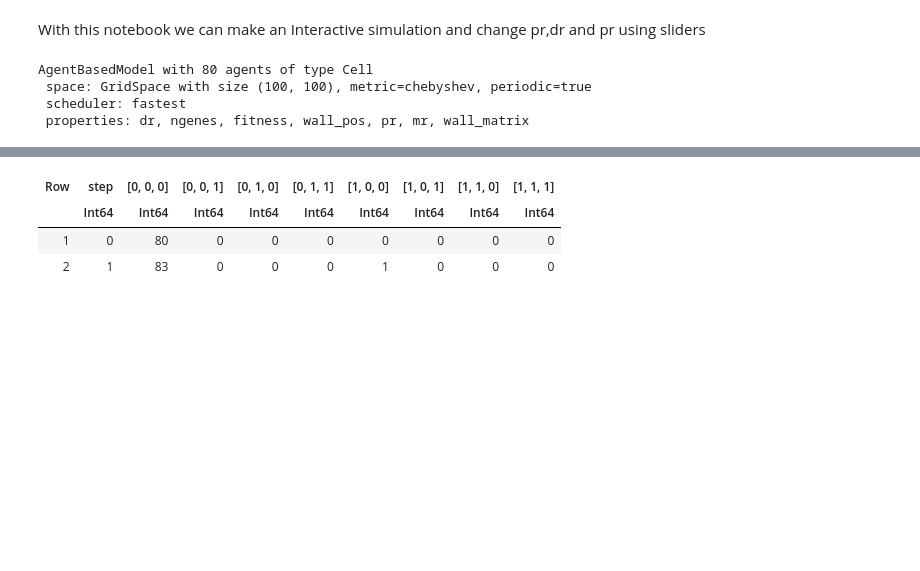
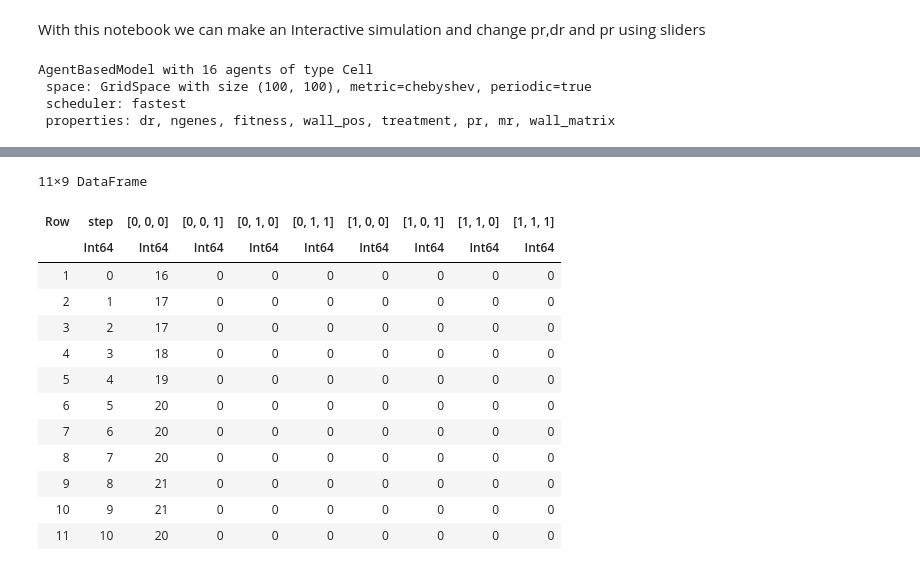
Before and after one commit to YM162/TumorSim, a Jupyter notebook: interactive.ipynb, the cells around one changed output, grey strips where cells are left out. Saved outputs shown, nothing was run; the diff lists cells and outputs as text; code cells hidden in the pictures; blank space fills up the shorter version.

```diff
--- a/interactive.ipynb
+++ b/interactive.ipynb
@@ -22,7 +22,7 @@ ngenes=3
 #                 110:AB  ->1.5
 #                 111:ABC ->2
 #
-#
+
 fitness=Dict(0=>1, #Fitness of each of the genotypes, the key is the binary representation of the genotype in decimal form.
             1=>0, #Fitness is expressed as a multiplicative effect on pr, but this can be changed.
             2=>1.2,
@@ -40,18 +40,32 @@ fitness=Dict(0=>1, #Fitness of each of the genotypes, the key is the binary repr
 fitness=DefaultDict(1,fitness)
 
 #We load a scenario from an image
-h,w,cell_pos,wall_pos = get_scenario("./scenarios/example4.bmp")
+h,w,cell_pos,wall_pos = get_scenario("./scenarios/example2.bmp") #I have added some examples (1 to 4) and some templates.
+
+#We define a Treatment
+adaptive_therapy = Treatment(1000, #Pausing size
+                            2000, #Starting size
+                            3, #Gene of resistance
+                            0.75, #Kill rate
+                            false) #Initial state of the treatment
+
+continuous_therapy = Treatment(0, #Pausing size
+                            2000, #Starting size
+                            3, #Gene of resistance
+                            0.75, #Kill rate
+                            false) #Initial state of the treatment
 
 #We initialize the model.
 model = model_init(pr=0.027, #Proliferation rate
                     dr=0.015, #Death rate
-                    mr=0.01, #Mutation rate
+                    mr=0.005, #Mutation rate
                     h=h, #Height of the grid
                     w=w, #Witdh of the grid
                     cell_pos=cell_pos, #The initial positions of the cells
                     wall_pos=wall_pos, #Places the cells can not go
                     ngenes=ngenes, #The number of genes of each cell
                     fitness=fitness, #The fitness of each genotype
+                    treatment=adaptive_therapy, #The treatment we are going to use for the simulation
                     seed=3) #Seed to get reproducible results
 
 println(model)
@@ -60,15 +74,16 @@ println(model)
 to_collect = [(:genotype, f) for f in genotype_fraction_function_generator(ngenes)]
 
 #we run the simulation
-steps= 1
-data, _ = run!(model, agent_step!, steps; adata = to_collect)
+steps= 10
+
+data, _ = run!(model, agent_step!, model_step!, steps; adata = to_collect)
 
 #we rename the columns to get a clean "data" DataFrame.
 genotypes = [string(reverse(digits(i, base=2, pad=ngenes))) for i in 0:((2^ngenes)-1)]
 pushfirst!(genotypes,"step")
 rename!(data,genotypes)
 # %% [output]
-AgentBasedModel with 80 agents of type Cell
+AgentBasedModel with 16 agents of type Cell
  space: GridSpace with size (100, 100), metric=chebyshev, periodic=true
  scheduler: fastest
- properties: dr, ngenes, fitness, wall_pos, pr, mr, wall_matrix
+ properties: dr, ngenes, fitness, wall_pos, treatment, pr, mr, wall_matrix
@@ -76,7 +91,17 @@ AgentBasedModel with 80 agents of type Cell
+11×9 DataFrame
 | Row | step | [0, 0, 0] | [0, 0, 1] | [0, 1, 0] | [0, 1, 1] | [1, 0, 0] | [1, 0, 1] | [1, 1, 0] | [1, 1, 1] |
 |  | Int64 | Int64 | Int64 | Int64 | Int64 | Int64 | Int64 | Int64 | Int64 |
-| 1 | 0 | 80 | 0 | 0 | 0 | 0 | 0 | 0 | 0 |
-| 2 | 1 | 83 | 0 | 0 | 0 | 1 | 0 | 0 | 0 |
+| 1 | 0 | 16 | 0 | 0 | 0 | 0 | 0 | 0 | 0 |
+| 2 | 1 | 17 | 0 | 0 | 0 | 0 | 0 | 0 | 0 |
+| 3 | 2 | 17 | 0 | 0 | 0 | 0 | 0 | 0 | 0 |
+| 4 | 3 | 18 | 0 | 0 | 0 | 0 | 0 | 0 | 0 |
+| 5 | 4 | 19 | 0 | 0 | 0 | 0 | 0 | 0 | 0 |
+| 6 | 5 | 20 | 0 | 0 | 0 | 0 | 0 | 0 | 0 |
+| 7 | 6 | 20 | 0 | 0 | 0 | 0 | 0 | 0 | 0 |
+| 8 | 7 | 20 | 0 | 0 | 0 | 0 | 0 | 0 | 0 |
+| 9 | 8 | 21 | 0 | 0 | 0 | 0 | 0 | 0 | 0 |
+| 10 | 9 | 21 | 0 | 0 | 0 | 0 | 0 | 0 | 0 |
+| 11 | 10 | 20 | 0 | 0 | 0 | 0 | 0 | 0 | 0 |
 # %%
 #We plot the genotype of each cell with a different color.
 
```
Also changed, not shown: parts of 2 cells of this notebook, 2 other files.
